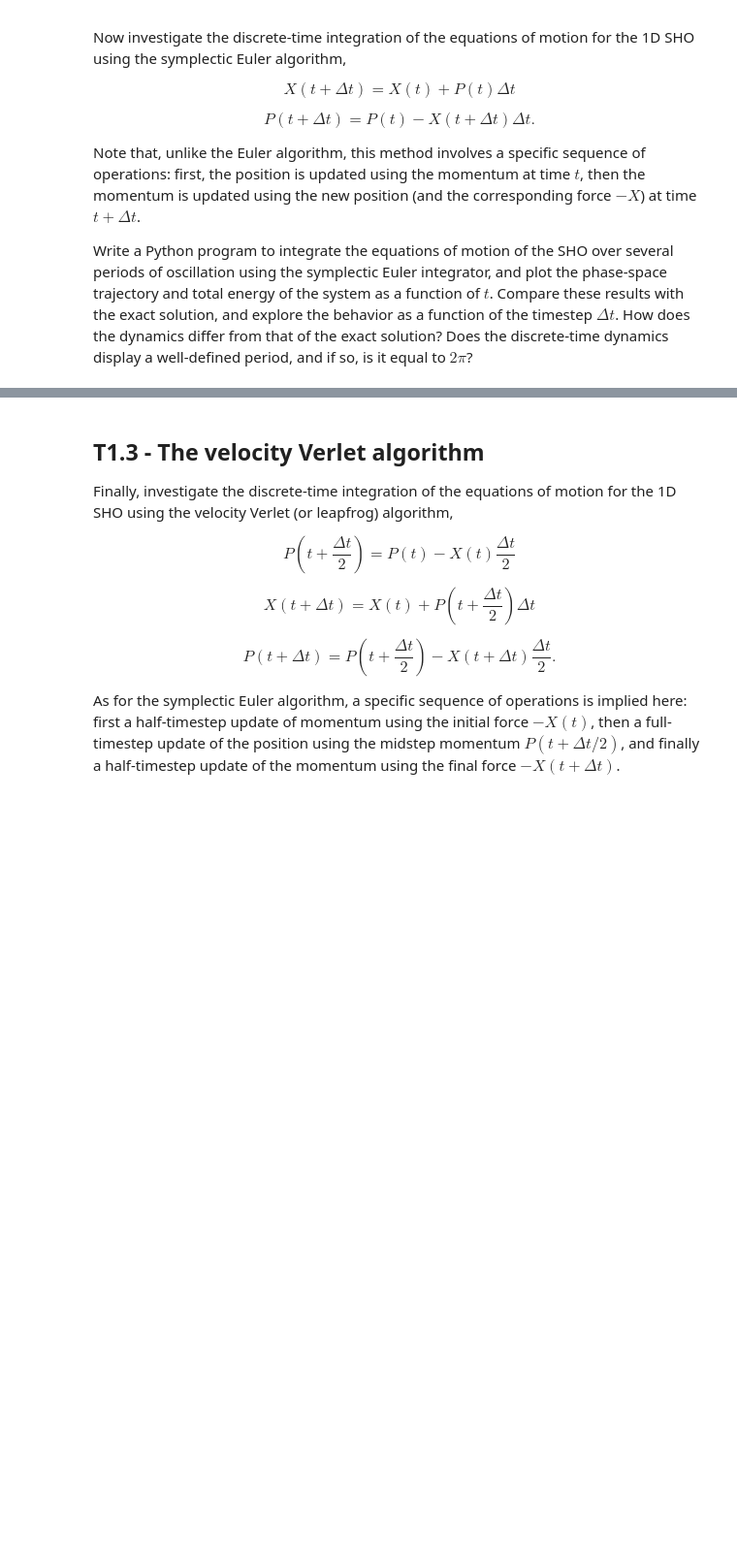
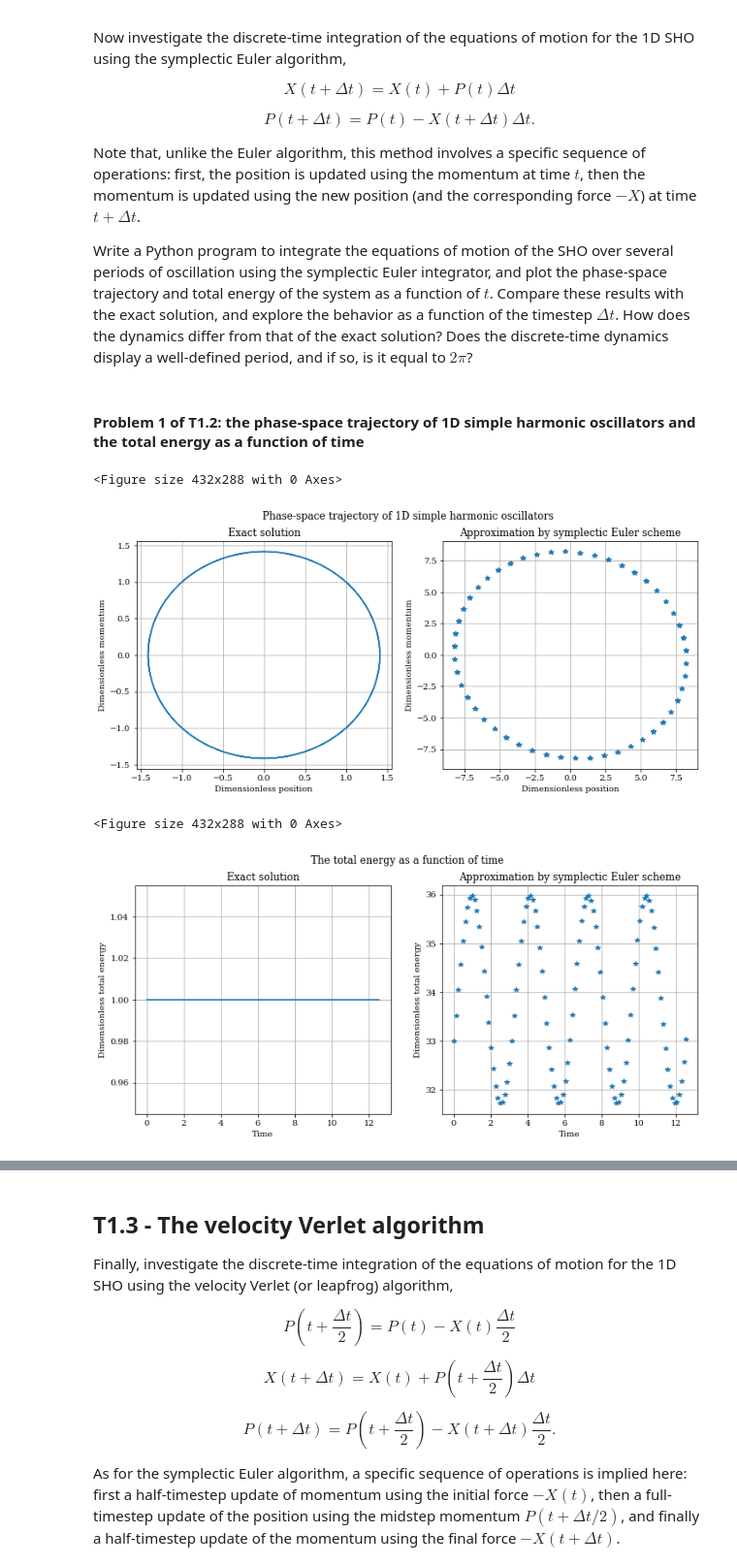
Before and after one commit to wehs7661/CompPhys, a Jupyter notebook: Tutorial_01.ipynb, the cells around one changed output, grey strips where cells are left out. Shown at 97% size. Saved outputs shown, nothing was run; the diff lists cells and outputs as text; code cells hidden in the pictures; blank space fills up the shorter version.

```diff
--- a/Tutorial_01.ipynb
+++ b/Tutorial_01.ipynb
@@ -197,3 +240,13 @@ $$P(t + \Delta t) = P(t) - X(t + \Delta t) \Delta t.$$
 Note that, unlike the Euler algorithm, this method involves a specific sequence of operations: first, the position is updated using the momentum at time $t$, then the momentum is updated using the new position (and the corresponding force $-X$) at time $t + \Delta t$.
 
 Write a Python program to integrate the equations of motion of the SHO over several periods of oscillation using the symplectic Euler integrator, and plot the phase-space trajectory and total energy of the system as a function of $t$. Compare these results with the exact solution, and explore the behavior as a function of the timestep $\Delta t$. How does the dynamics differ from that of the exact solution? Does the discrete-time dynamics display a well-defined period, and if so, is it equal to $2 \pi$?
+# %% [markdown]
+#### Problem 1 of T1.2: the phase-space trajectory of 1D simple harmonic oscillators and the total energy as a function of time
+# %%
+x_approx, p_approx = SI.integrators(integrator='symplectic Euler', n=100)
+SI.SHO_plots(x_approx, p_approx)
+# %% [output]
+<Figure size 432x288 with 0 Axes>
+[figure, added]
+<Figure size 432x288 with 0 Axes>
+[figure, added]
```
Also changed, not shown: parts of 20 cells of this notebook.
